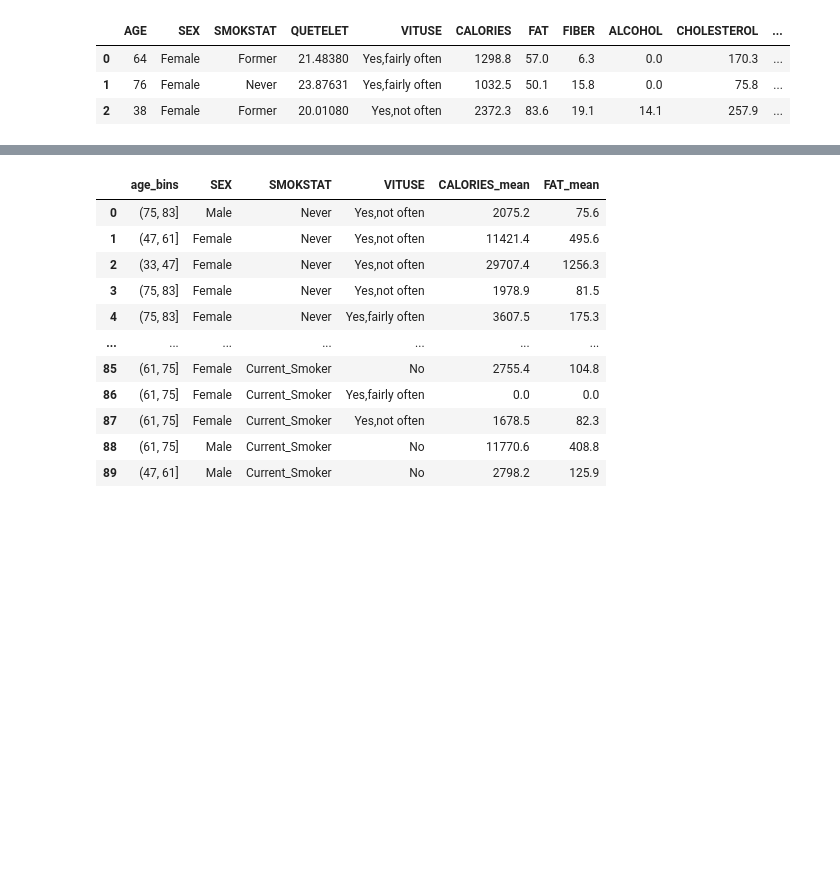
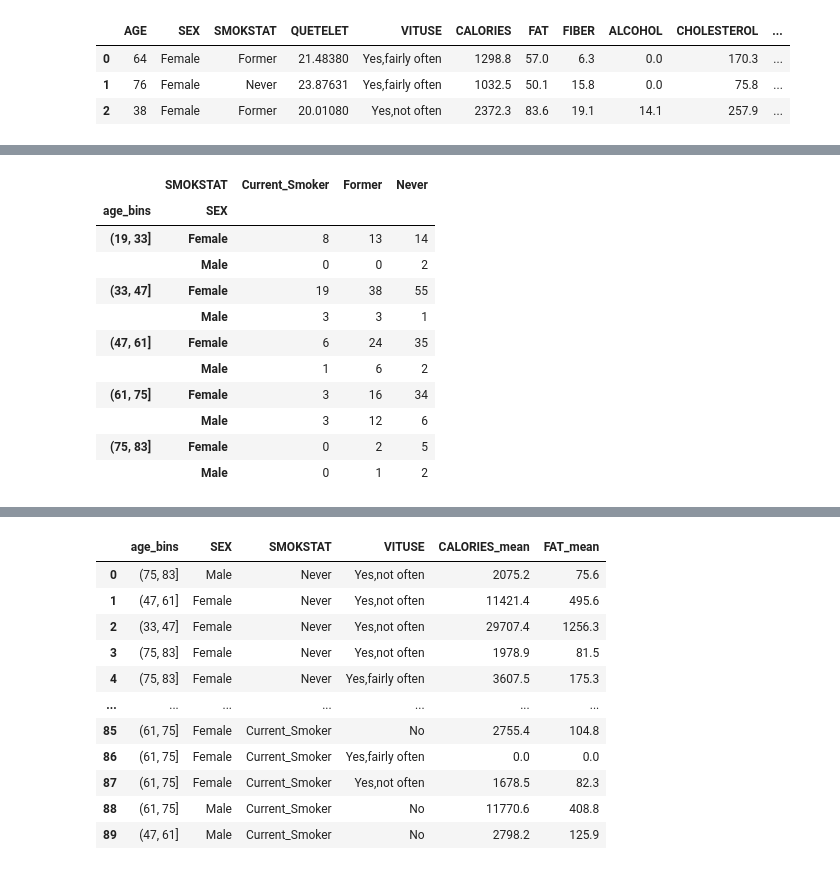
Before and after one commit to RomanD83/pbc, a Jupyter notebook: Determinants.ipynb, the cells around one changed output, grey strips where cells are left out. Cells and saved outputs as stored; diff of their text form; code cells hidden in the pictures; blank space fills up the shorter version.

```diff
--- a/Determinants.ipynb
+++ b/Determinants.ipynb
@@ -193,0 +201,15 @@ df[['AGE', 'QUETELET', 'CALORIES', 'FAT', 'FIBER', 'ALCOHOL', 'CHOLESTEROL', 'BE
+# %%
+pd.crosstab([df.age_bins, df.SEX], df.SMOKSTAT)
+# %% [output]
+|  | SMOKSTAT | Current_Smoker | Former | Never |
+| age_bins | SEX |  |  |  |
+| (19, 33] | Female | 8 | 13 | 14 |
+|  | Male | 0 | 0 | 2 |
+| (33, 47] | Female | 19 | 38 | 55 |
+|  | Male | 3 | 3 | 1 |
+| (47, 61] | Female | 6 | 24 | 35 |
+|  | Male | 1 | 6 | 2 |
+| (61, 75] | Female | 3 | 16 | 34 |
+|  | Male | 3 | 12 | 6 |
+| (75, 83] | Female | 0 | 2 | 5 |
+|  | Male | 0 | 1 | 2 |
```
Also changed, not shown: parts of 2 cells of this notebook.
